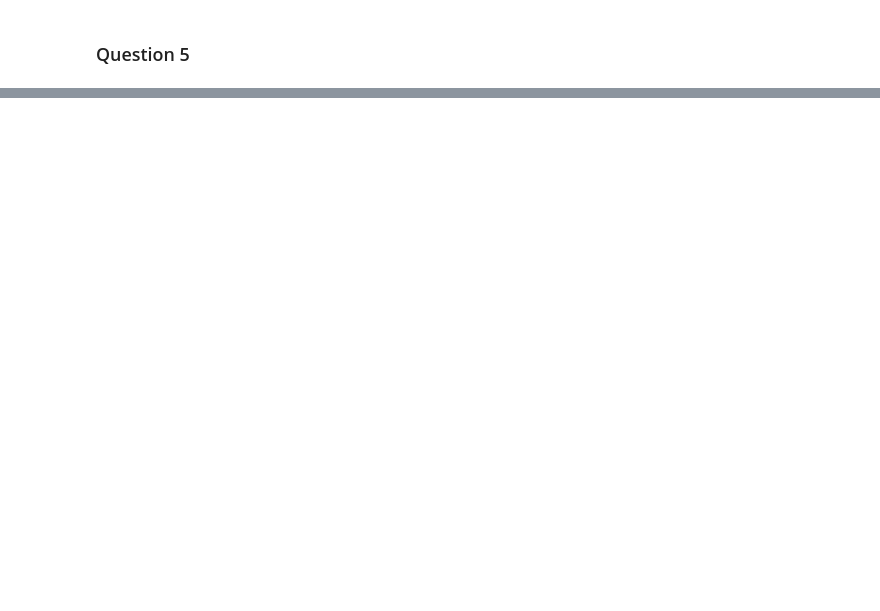
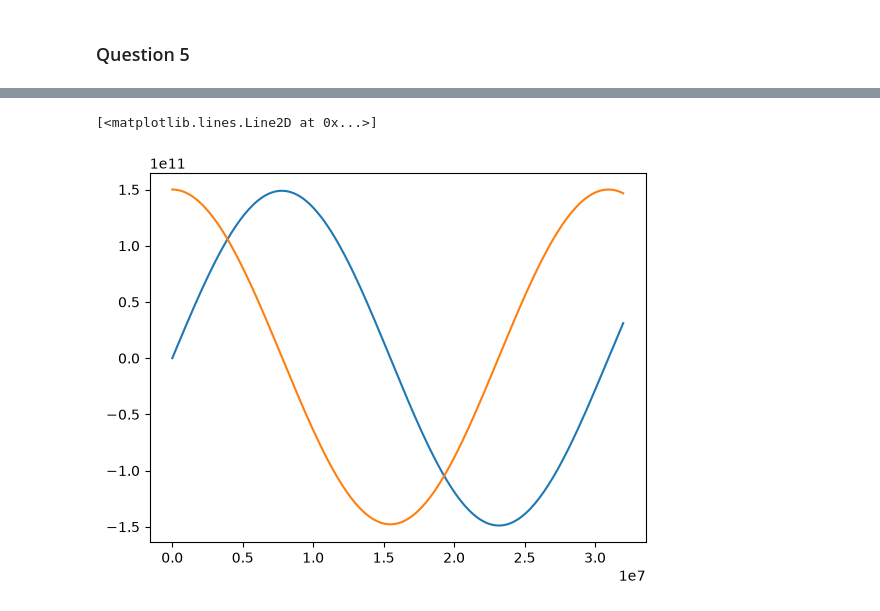
Before and after one commit to bellakalina/course281, a Jupyter notebook: week10/w10.ipynb, the cells around one changed output, grey strips where cells are left out. Cells and saved outputs as stored; diff of their text form; code cells hidden in the pictures; blank space fills up the shorter version.

```diff
--- a/week10/w10.ipynb
+++ b/week10/w10.ipynb
@@ -138,0 +151,29 @@ plt.plot(t, r)
+# %%
+# IVP
+x0 = 0 # m
+y0 = 1.5e11 # m, earth-sun distance
+vx0 = 3e4 # m/s
+vy0 = 0 # m/s
+tmax = 3.2e7 # s, or 1 yr
+ts = np.linspace(0, tmax, 200)
+xyvxvy0 = x0, y0, vx0, vy0
+# %%
+def fun(t, xyvxvy):
+    '''Computes dx/dt, dy/dt, dvxdt, dvydt'''
+    x, y, vx, vy = xyvxvy
+    dxdt = vx
+    dydt = vy
+    r = np.sqrt(x**2 + y**2)
+    dvxdt = -G * M * x / r**3
+    dvydt = -G * M * y / r**3
+    return dxdt, dydt, dvxdt, dvydt
+# %%
+t_span = ts[0], ts[-1]
+sol = solve_ivp(fun, t_span, xyvxvy0, t_eval = ts, rtol = 1e-5)
+xyvxvy = sol.y
+# %%
+plt.plot(ts, xyvxvy[0])
+plt.plot(ts, xyvxvy[1])
+# %% [output]
+[<matplotlib.lines.Line2D at 0x...>]
+[figure, added]
```
Also changed, not shown: parts of 11 cells of this notebook, 2 other files.
